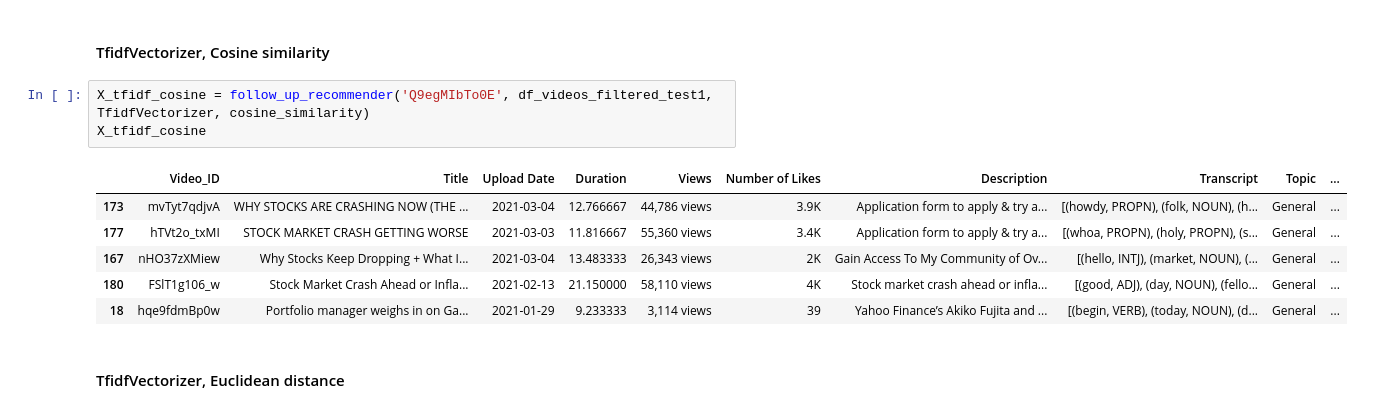
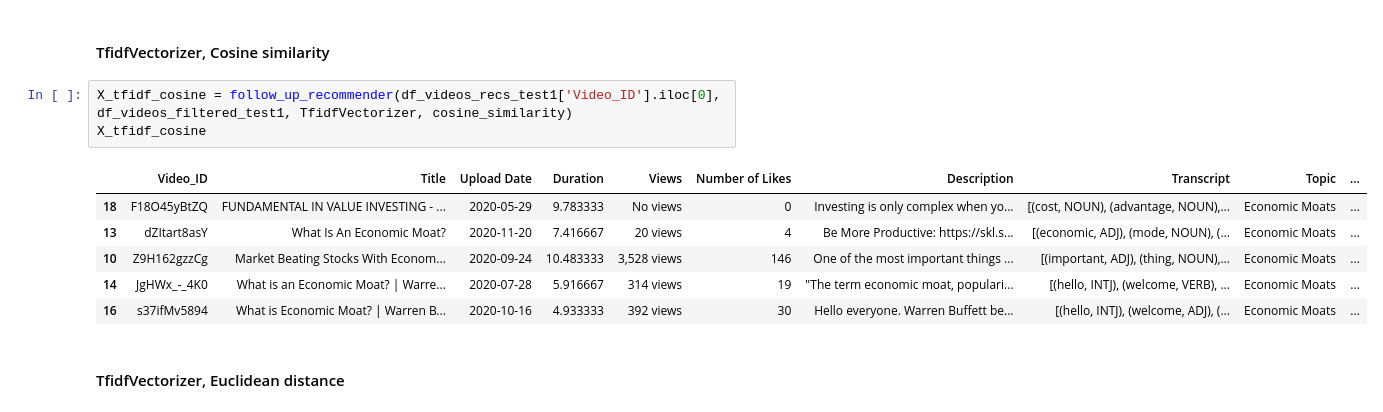
Before and after one commit to mkschoi/project5_youtube_recommender, a Jupyter notebook: Code/recommender_system.ipynb, the cells around one changed output. Cells and saved outputs as stored; diff of their text form.

```diff
--- a/Code/recommender_system.ipynb
+++ b/Code/recommender_system.ipynb
@@ -99,15 +99,15 @@ df_videos_cleaned_v10.to_csv('../App/df_videos_cleaned_v10.csv',index=False)
 # %% [markdown]
 #### TfidfVectorizer, Cosine similarity
 # %%
-X_tfidf_cosine = follow_up_recommender('Q9egMIbTo0E', df_videos_filtered_test1, TfidfVectorizer, cosine_similarity)
+X_tfidf_cosine = follow_up_recommender(df_videos_recs_test1['Video_ID'].iloc[0], df_videos_filtered_test1, TfidfVectorizer, cosine_similarity)
 X_tfidf_cosine
 # %% [output]
 |  | Video_ID | Title | Upload Date | Duration | Views | Number of Likes | Description | Transcript | Topic | ... |
-| 173 | mvTyt7qdjvA | WHY STOCKS ARE CRASHING NOW (THE ... | 2021-03-04 | 12.766667 | 44,786 views | 3.9K | Application form to apply & try a... | [(howdy, PROPN), (folk, NOUN), (h... | General | ... |
-| 177 | hTVt2o_txMI | STOCK MARKET CRASH GETTING WORSE | 2021-03-03 | 11.816667 | 55,360 views | 3.4K | Application form to apply & try a... | [(whoa, PROPN), (holy, PROPN), (s... | General | ... |
-| 167 | nHO37zXMiew | Why Stocks Keep Dropping + What I... | 2021-03-04 | 13.483333 | 26,343 views | 2K | Gain Access To My Community of Ov... | [(hello, INTJ), (market, NOUN), (... | General | ... |
-| 180 | FSlT1g106_w | Stock Market Crash Ahead or Infla... | 2021-02-13 | 21.150000 | 58,110 views | 4K | Stock market crash ahead or infla... | [(good, ADJ), (day, NOUN), (fello... | General | ... |
-| 18 | hqe9fdmBp0w | Portfolio manager weighs in on Ga... | 2021-01-29 | 9.233333 | 3,114 views | 39 | Yahoo Finance’s Akiko Fujita and ... | [(begin, VERB), (today, NOUN), (d... | General | ... |
+| 18 | F18O45yBtZQ | FUNDAMENTAL IN VALUE INVESTING - ... | 2020-05-29 | 9.783333 | No views | 0 | Investing is only complex when yo... | [(cost, NOUN), (advantage, NOUN),... | Economic Moats | ... |
+| 13 | dZItart8asY | What Is An Economic Moat? | 2020-11-20 | 7.416667 | 20 views | 4 | Be More Productive: https://skl.s... | [(economic, ADJ), (mode, NOUN), (... | Economic Moats | ... |
+| 10 | Z9H162gzzCg | Market Beating Stocks With Econom... | 2020-09-24 | 10.483333 | 3,528 views | 146 | One of the most important things ... | [(important, ADJ), (thing, NOUN),... | Economic Moats | ... |
+| 14 | JgHWx_-_4K0 | What is an Economic Moat? | Warre... | 2020-07-28 | 5.916667 | 314 views | 19 | "The term economic moat, populari... | [(hello, INTJ), (welcome, VERB), ... | Economic Moats | ... |
+| 16 | s37ifMv5894 | What is Economic Moat? | Warren B... | 2020-10-16 | 4.933333 | 392 views | 30 | Hello everyone. Warren Buffett be... | [(hello, INTJ), (welcome, ADJ), (... | Economic Moats | ... |
 # %% [markdown]
 #### TfidfVectorizer, Euclidean distance
 # %%
```
Also changed, not shown: parts of 5 cells of this notebook, 5 other files.
